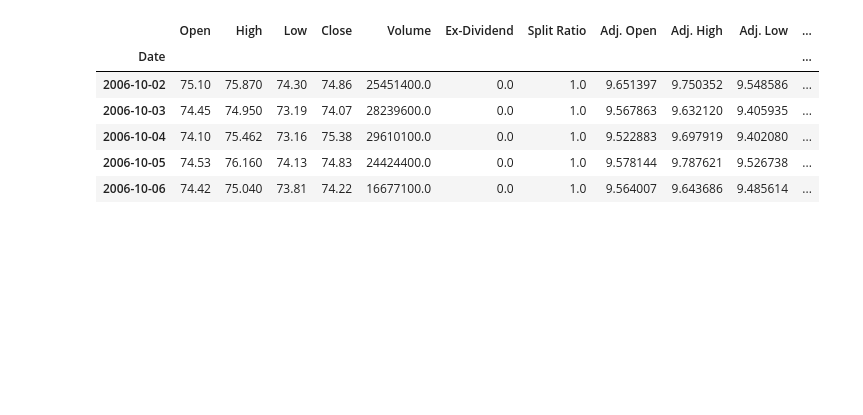
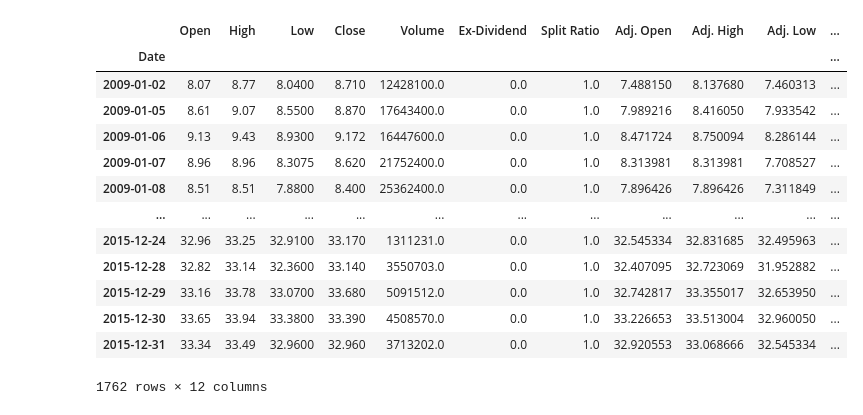
Before and after one commit to VioletD789/Algo-Trading, a Jupyter notebook: Practice.ipynb, the cells around one changed output. Cells and saved outputs as stored; diff of their text form; code cells hidden in the pictures; blank space fills up the shorter version.

```diff
--- a/Practice.ipynb
+++ b/Practice.ipynb
@@ -3,2 +6,3 @@ import pandas_datareader.data as web
 # %%
 import quandl
+quandl.ApiConfig.api_key = "tC5AjCkyqtgbMarYtnVU"
@@ -5,12 +37,20 @@ import quandl
 # %%
-symbol = "WIKI/AAPL"
-df = quandl.get(symbol, start_date="2006-10-01", end_date="2012-01-01")
-df.head()
+#Nvdia
+nvdaSymbol = "WIKI/NVDA"
+nvdaDf = quandl.get(nvdaSymbol, start_date="2009-01-01", end_date="2016-01-01")
+nvdaDf
 # %% [output]
 |  | Open | High | Low | Close | Volume | Ex-Dividend | Split Ratio | Adj. Open | Adj. High | Adj. Low | ... |
 | Date |  |  |  |  |  |  |  |  |  |  | ... |
-| 2006-10-02 | 75.10 | 75.870 | 74.30 | 74.86 | 25451400.0 | 0.0 | 1.0 | 9.651397 | 9.750352 | 9.548586 | ... |
-| 2006-10-03 | 74.45 | 74.950 | 73.19 | 74.07 | 28239600.0 | 0.0 | 1.0 | 9.567863 | 9.632120 | 9.405935 | ... |
-| 2006-10-04 | 74.10 | 75.462 | 73.16 | 75.38 | 29610100.0 | 0.0 | 1.0 | 9.522883 | 9.697919 | 9.402080 | ... |
-| 2006-10-05 | 74.53 | 76.160 | 74.13 | 74.83 | 24424400.0 | 0.0 | 1.0 | 9.578144 | 9.787621 | 9.526738 | ... |
-| 2006-10-06 | 74.42 | 75.040 | 73.81 | 74.22 | 16677100.0 | 0.0 | 1.0 | 9.564007 | 9.643686 | 9.485614 | ... |
+| 2009-01-02 | 8.07 | 8.77 | 8.0400 | 8.710 | 12428100.0 | 0.0 | 1.0 | 7.488150 | 8.137680 | 7.460313 | ... |
+| 2009-01-05 | 8.61 | 9.07 | 8.5500 | 8.870 | 17643400.0 | 0.0 | 1.0 | 7.989216 | 8.416050 | 7.933542 | ... |
+| 2009-01-06 | 9.13 | 9.43 | 8.9300 | 9.172 | 16447600.0 | 0.0 | 1.0 | 8.471724 | 8.750094 | 8.286144 | ... |
+| 2009-01-07 | 8.96 | 8.96 | 8.3075 | 8.620 | 21752400.0 | 0.0 | 1.0 | 8.313981 | 8.313981 | 7.708527 | ... |
+| 2009-01-08 | 8.51 | 8.51 | 7.8800 | 8.400 | 25362400.0 | 0.0 | 1.0 | 7.896426 | 7.896426 | 7.311849 | ... |
+| ... | ... | ... | ... | ... | ... | ... | ... | ... | ... | ... | ... |
+| 2015-12-24 | 32.96 | 33.25 | 32.9100 | 33.170 | 1311231.0 | 0.0 | 1.0 | 32.545334 | 32.831685 | 32.495963 | ... |
+| 2015-12-28 | 32.82 | 33.14 | 32.3600 | 33.140 | 3550703.0 | 0.0 | 1.0 | 32.407095 | 32.723069 | 31.952882 | ... |
+| 2015-12-29 | 33.16 | 33.78 | 33.0700 | 33.680 | 5091512.0 | 0.0 | 1.0 | 32.742817 | 33.355017 | 32.653950 | ... |
+| 2015-12-30 | 33.65 | 33.94 | 33.3800 | 33.390 | 4508570.0 | 0.0 | 1.0 | 33.226653 | 33.513004 | 32.960050 | ... |
+| 2015-12-31 | 33.34 | 33.49 | 32.9600 | 32.960 | 3713202.0 | 0.0 | 1.0 | 32.920553 | 33.068666 | 32.545334 | ... |
+1762 rows × 12 columns
```
Also changed, not shown: parts of 6 cells of this notebook.
